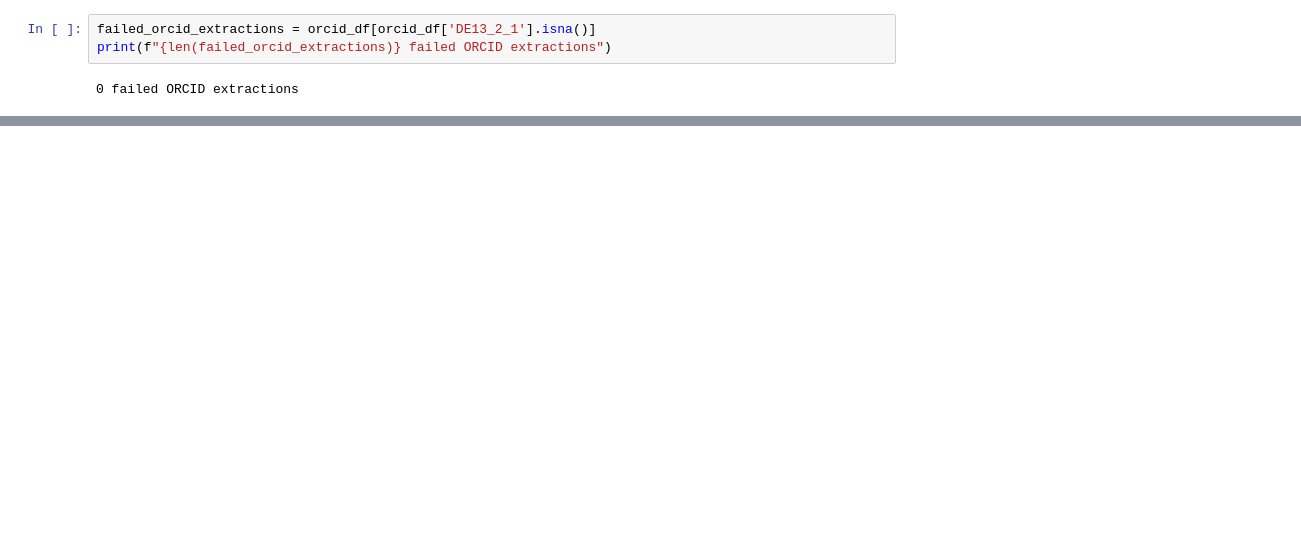
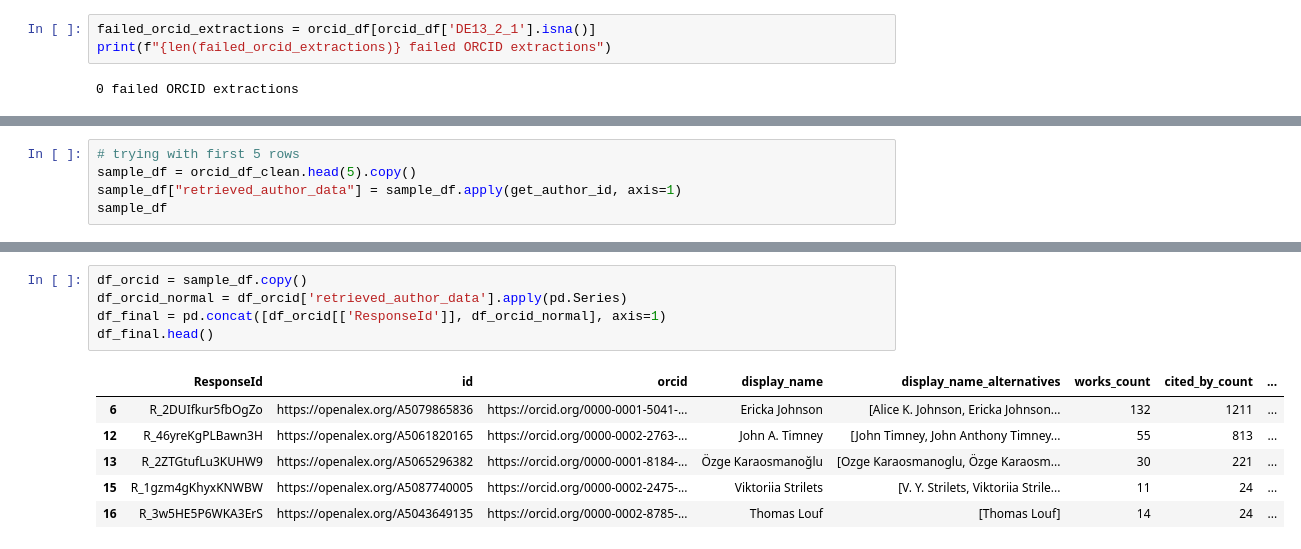
Before and after one commit to Ppandda/parenthood, a Jupyter notebook: parenthood_europe/notebooks/getting_temporal_data.ipynb, the cells around one changed output, grey strips where cells are left out. Saved outputs shown, nothing was run; the diff lists cells and outputs as text; blank space fills up the shorter version.

```diff
--- a/parenthood_europe/notebooks/getting_temporal_data.ipynb
+++ b/parenthood_europe/notebooks/getting_temporal_data.ipynb
@@ -150,0 +382,5 @@ suspicious_short[['ResponseId', 'DE13_2_1']]
+# %%
+# trying with first 5 rows
+sample_df = orcid_df_clean.head(5).copy()
+sample_df["retrieved_author_data"] = sample_df.apply(get_author_id, axis=1)
+sample_df
@@ -150,0 +421,12 @@ suspicious_short[['ResponseId', 'DE13_2_1']]
+# %%
+df_orcid = sample_df.copy()
+df_orcid_normal = df_orcid['retrieved_author_data'].apply(pd.Series)
+df_final = pd.concat([df_orcid[['ResponseId']], df_orcid_normal], axis=1)
+df_final.head()
+# %% [output]
+|  | ResponseId | id | orcid | display_name | display_name_alternatives | works_count | cited_by_count | ... |
+| 6 | R_2DUIfkur5fbOgZo | https://openalex.org/A5079865836 | https://orcid.org/0000-0001-5041-... | Ericka Johnson | [Alice K. Johnson, Ericka Johnson... | 132 | 1211 | ... |
+| 12 | R_46yreKgPLBawn3H | https://openalex.org/A5061820165 | https://orcid.org/0000-0002-2763-... | John A. Timney | [John Timney, John Anthony Timney... | 55 | 813 | ... |
+| 13 | R_2ZTGtufLu3KUHW9 | https://openalex.org/A5065296382 | https://orcid.org/0000-0001-8184-... | Özge Karaosmanoğlu | [Ozge Karaosmanoglu, Özge Karaosm... | 30 | 221 | ... |
+| 15 | R_1gzm4gKhyxKNWBW | https://openalex.org/A5087740005 | https://orcid.org/0000-0002-2475-... | Viktoriia Strilets | [V. Y. Strilets, Viktoriia Strile... | 11 | 24 | ... |
+| 16 | R_3w5HE5P6WKA3ErS | https://openalex.org/A5043649135 | https://orcid.org/0000-0002-8785-... | Thomas Louf | [Thomas Louf] | 14 | 24 | ... |
```
Also changed, not shown: parts of 38 cells of this notebook, 1 other file.
